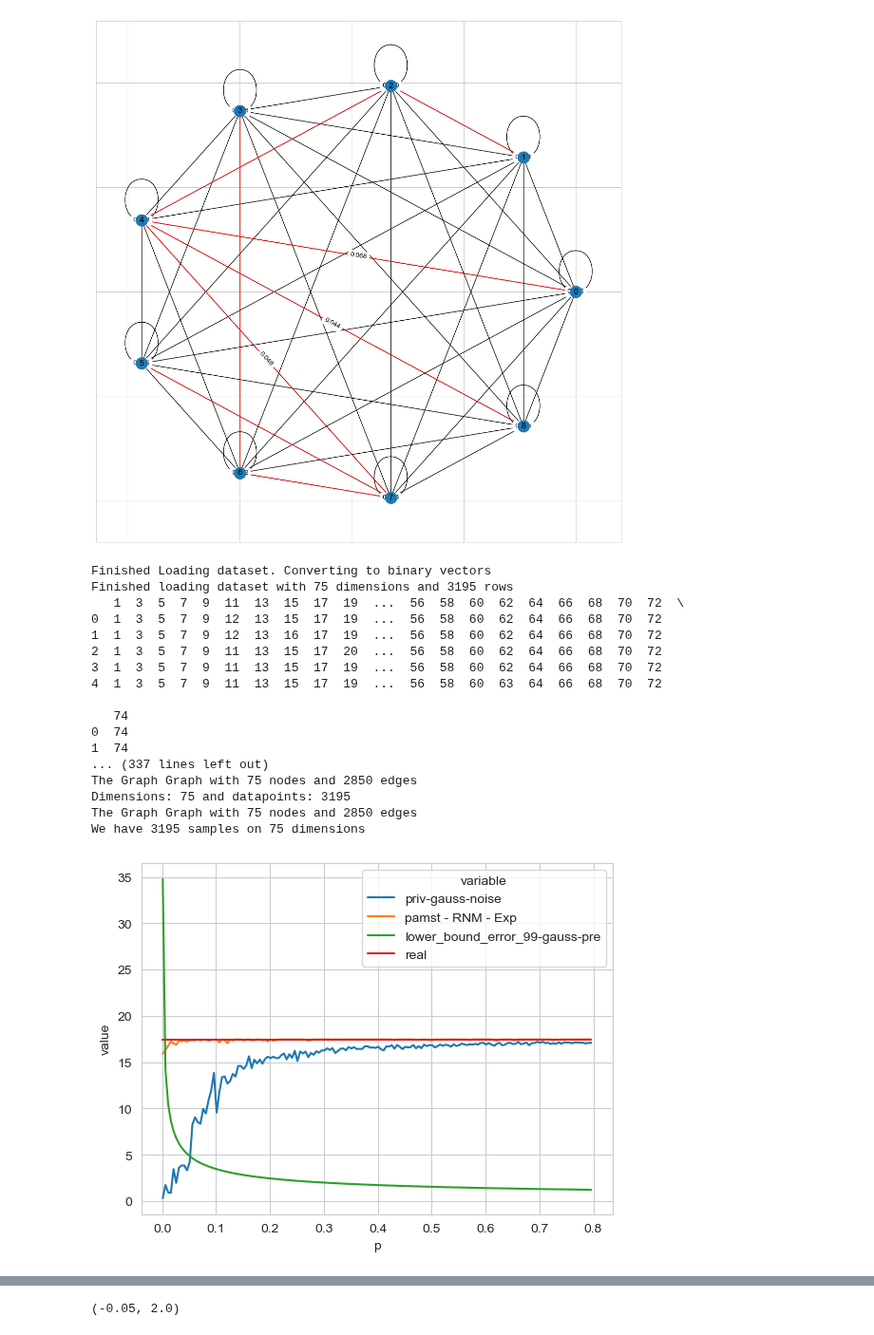
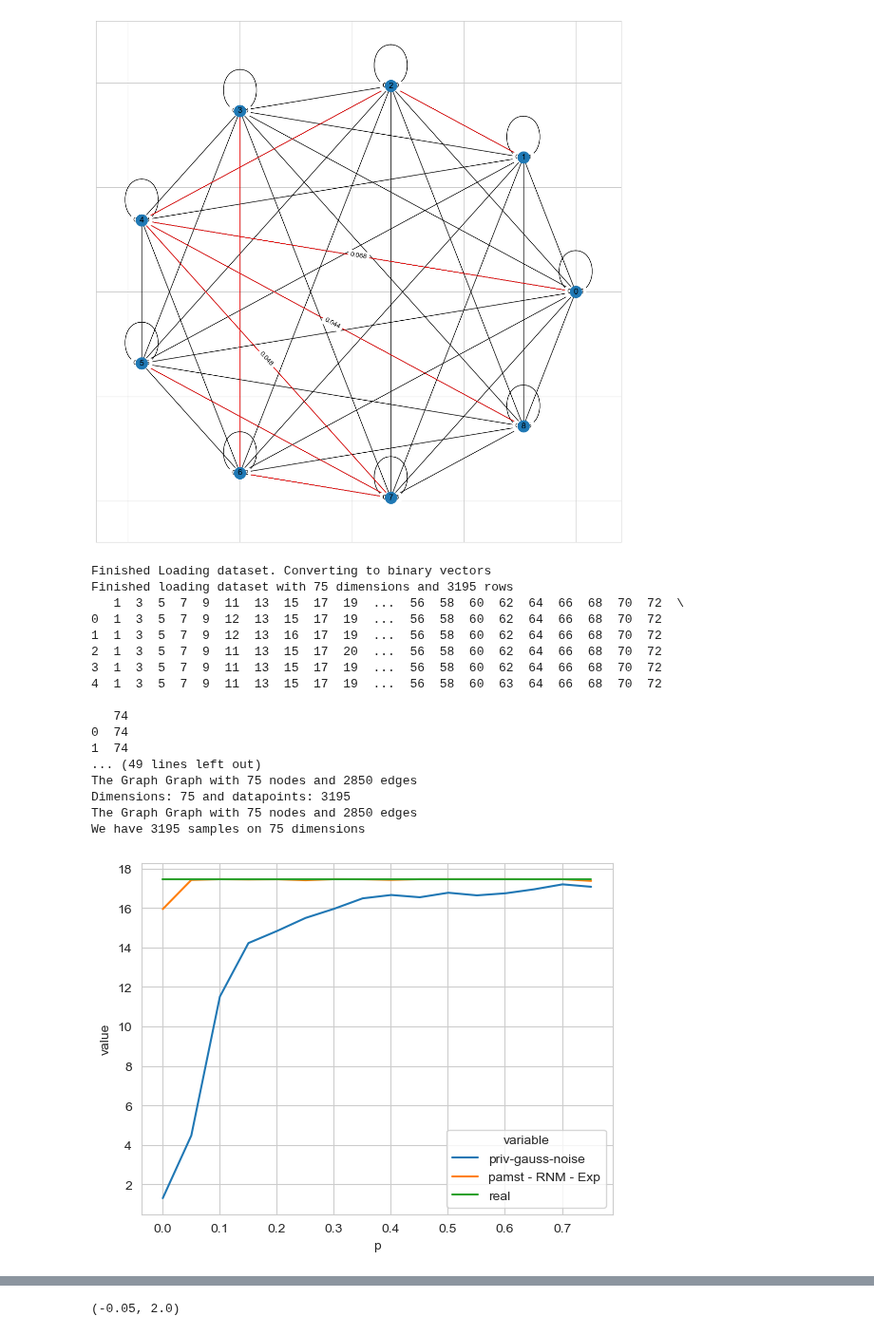
Before and after one commit to lukas681/private-mst, a Jupyter notebook: private_mst.ipynb, the cells around one changed output, grey strips where cells are left out. Shown at 95% size. Saved outputs shown, nothing was run; the diff lists cells and outputs as text; code cells hidden in the pictures.

```diff
--- a/private_mst.ipynb
+++ b/private_mst.ipynb
@@ -384,7 +475,7 @@ warnings.filterwarnings("ignore")
 # Metaparams
 RHO_UP = 0.8
 RHO_LOW = 0.001
-STEP = 0.005
+STEP = 0.05
 mu = 0.99 # confidence interval
 
 # Set to 0 to disable privacy
@@ -412,46 +503,46 @@ for p in np.arange(RHO_LOW,RHO_UP, STEP):
         "p": p,
         "priv-gauss-noise": private_weight,
         "pamst - RNM - Exp": pamst_weight,
-        "lower_bound_error_99-gauss-pre": error_gauss(p, 0.99, n, d),
+      #  "lower_bound_error_99-gauss-pre": error_gauss(p, 0.99, n, d),
         "real": real_weight}
 
     # No overestimation is possible as we only use real edges-
     absolute_error = {
         "p": p,
         "priv-gauss-baseline-error": real_weight - private_weight,
-        "theo-lower_bound_error_99-gauss-baseline": error_gauss(p, 0.99, n, d),
+        "theo-upper_bound_error_99-gauss-baseline": error_gauss(p, 0.99, n, d),
         "pamst_error": real_weight - pamst_weight,
     }
 
     error_graph = error_graph.append(absolute_error, ignore_index=True)
     p_series = p_series.append(row, ignore_index=True)
 
 print(f'We have {len(dataset)} samples on {d} dimensions')
 # print(f'MST on Real Graph {real_weight}')
 # print(f'MST on Fake Graph {private_weight}')
 ax = sb.lineplot(x='p', y='value', hue='variable',
             data=pd.melt(p_series, ['p']))
 #ax.set_ylim(-0.05,0.5)
 # 2 for 250 dims, 0.5 for less
 # %% [output]
 Finished Loading dataset. Converting to binary vectors
 Finished loading dataset with 75 dimensions and 3195 rows
    1  3  5  7  9  11  13  15  17  19  ...  56  58  60  62  64  66  68  70  72  \
 0  1  3  5  7  9  12  13  15  17  19  ...  56  58  60  62  64  66  68  70  72
 1  1  3  5  7  9  12  13  16  17  19  ...  56  58  60  62  64  66  68  70  72
 2  1  3  5  7  9  11  13  15  17  20  ...  56  58  60  62  64  66  68  70  72
 3  1  3  5  7  9  11  13  15  17  19  ...  56  58  60  62  64  66  68  70  72
 4  1  3  5  7  9  11  13  15  17  19  ...  56  58  60  63  64  66  68  70  72
 
    74
 0  74
 1  74
-... (337 lines left out)
+... (49 lines left out)
 The Graph Graph with 75 nodes and 2850 edges
 Dimensions: 75 and datapoints: 3195
 The Graph Graph with 75 nodes and 2850 edges
 We have 3195 samples on 75 dimensions
-[figure, old version]
+[figure, new version]
 # %%
 # Shows the error graph
 ax = sb.lineplot(x='p', y='value', hue='variable',
```
Also changed, not shown: parts of 7 cells of this notebook.
